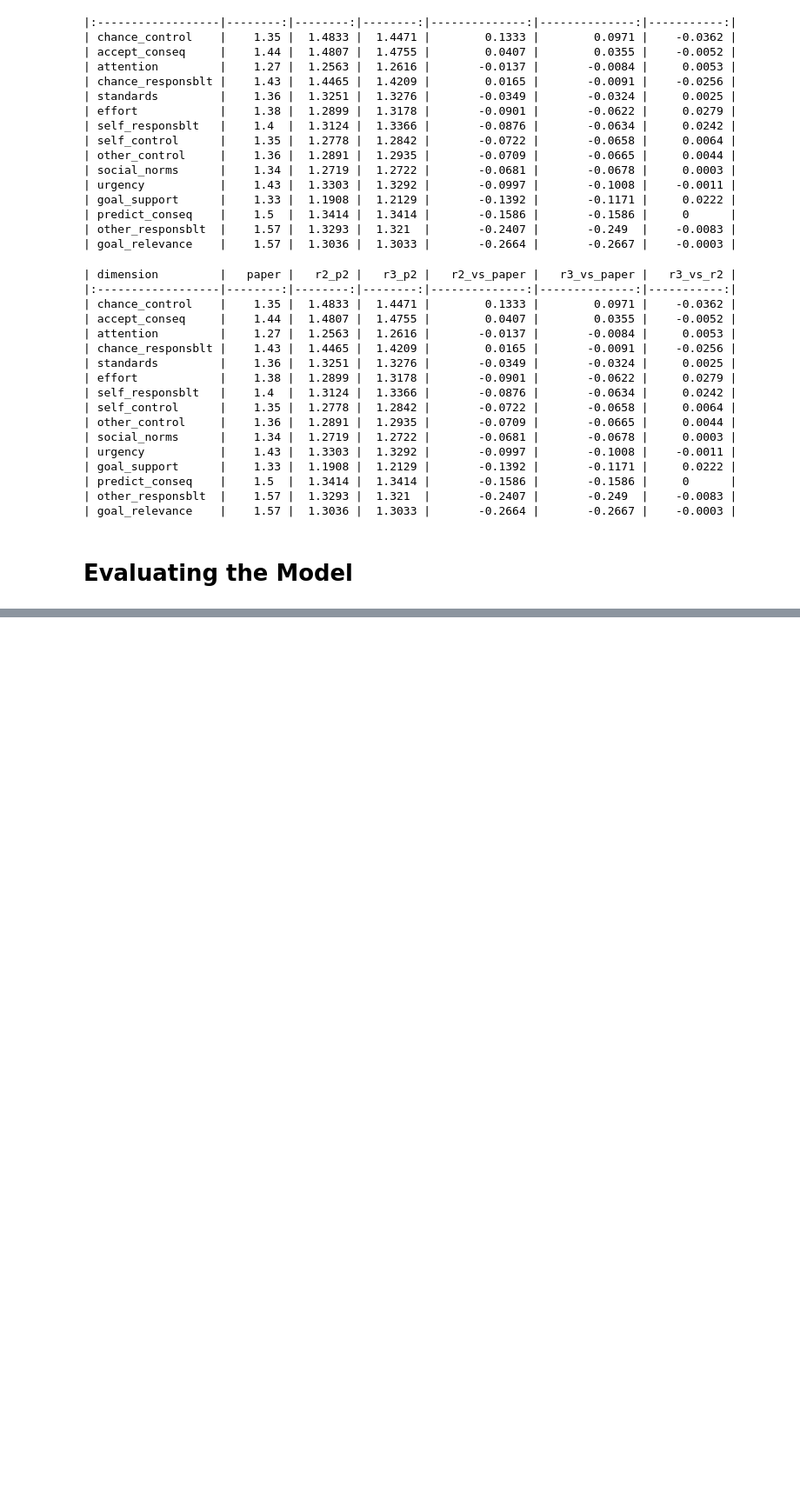
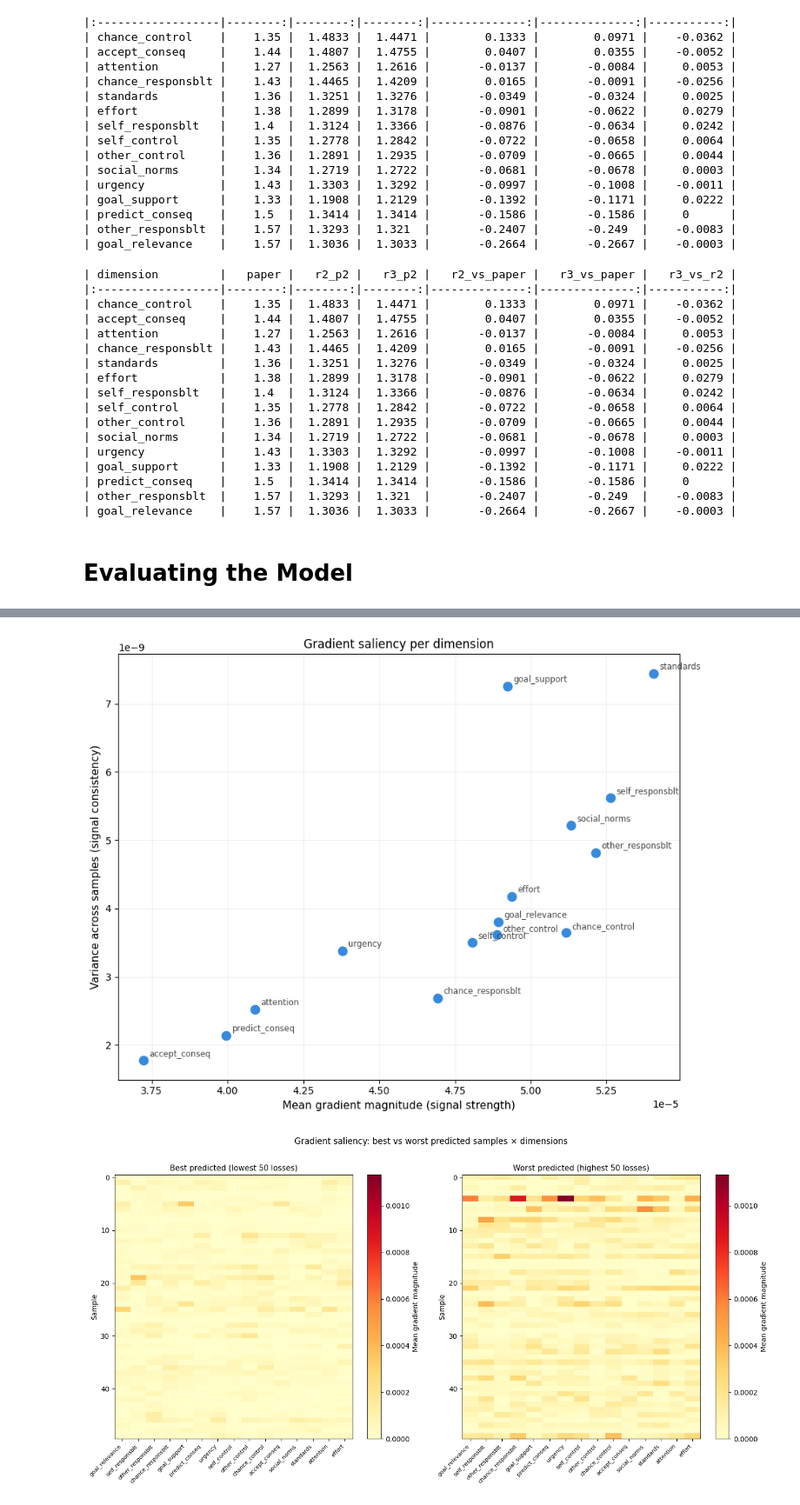
Before and after one commit to sooyeon-l/nlp-appraisal, a Jupyter notebook: notebooks/04_results_analysis.ipynb, the cells around one changed output, grey strips where cells are left out. Shown at 87% size. Saved outputs shown, nothing was run; the diff lists cells and outputs as text; code cells hidden in the pictures; blank space fills up the shorter version.

```diff
--- a/notebooks/04_results_analysis.ipynb
+++ b/notebooks/04_results_analysis.ipynb
@@ -666,0 +921,12 @@ Notes:
+# %%
+scatter_save_path = OUTPUTS_PATH + '/saliency_scatter_plot.png'
+heatmap_save_path = OUTPUTS_PATH + '/saliency_heatmap.png'
+plot_saliency_scatter(stats, TARGET_DIMS,
+                      save_path=scatter_save_path)
+
+sample_losses = pd.read_csv(OUTPUTS_PATH + '/test_predictions-1781330953.csv')['sample_loss'].values
+plot_saliency_heatmap(stats, TARGET_DIMS, sample_losses,
+                      save_path=heatmap_save_path)
+# %% [output]
+[figure, added]
+[figure, added]
```
Also changed, not shown: parts of 12 cells of this notebook, 19 other files.
